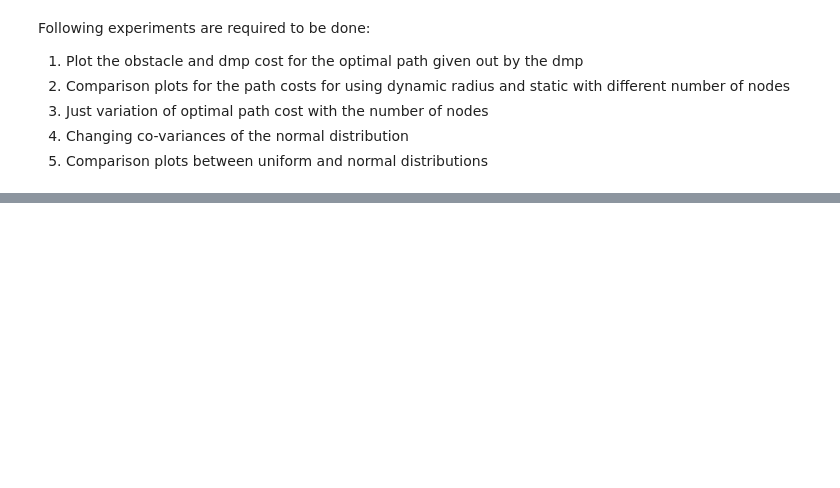
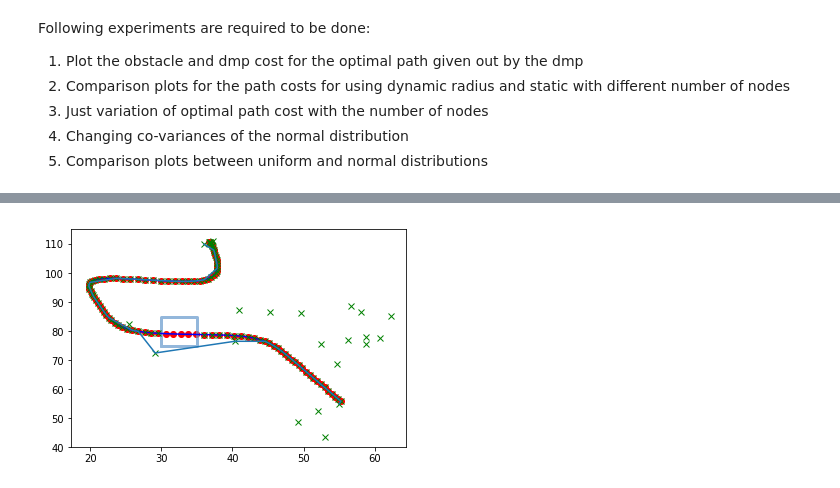
Before and after one commit to gutsy-robot/pydmps, a Jupyter notebook: pydmps/dmp_obstacle_avoidance_algo.ipynb, the cells around one changed output, grey strips where cells are left out. Saved outputs shown, nothing was run; the diff lists cells and outputs as text; code cells hidden in the pictures; blank space fills up the shorter version.

```diff
--- a/pydmps/dmp_obstacle_avoidance_algo.ipynb
+++ b/pydmps/dmp_obstacle_avoidance_algo.ipynb
@@ -1243,3 +1275,93 @@ Following experiments are required to be done:
 3. Just variation of optimal path cost with the number of nodes
 4. Changing co-variances of the normal distribution
 5. Comparison plots between uniform and normal distributions
+# %%
+# variation with number of nodes in uniform distribution in case of dynamic radius
+main_dir = "num_nodes_variation"
+
+num_nodes_array = [100, 200, 500]
+path_costs = []
+num_points = []
+for i in range(0, len(num_nodes_array)):
+    try:
+        os.mkdir(main_dir + '/' + str(i))
+    except:
+        print("directory already exists")
+    p_cost = []
+    for j in range(0, 2):
+        print("===========")
+        print("calling PRM Planning")
+        plt.figure(i + j)
+        plt.plot(ob_x, ob_y, color='#6699cc', alpha=0.7, linewidth=3, solid_capstyle='round', zorder=2)
+        start_x = floor(x[0])
+        start_y = floor(y[0])
+        goal_x = floor(x[-1])
+        goal_y = floor(y[-1])
+        dynamic_radius = False
+        num_nodes = num_nodes_array[i]
+        distribution = "uniform"
+        neighbor_search_radius = 20.0
+        normal_variance = 2.0
+
+        # expressed as number of times the average dmp distance.
+        edge_resolution = 3
+
+        use_obstacle_cost = False
+        deviation_penalty = True
+        data_path = main_dir + '/' + str(i) + '/' + str(j) + '/'
+        try:
+            os.mkdir(data_path)
+        except:
+            print("directory exists")
+
+        problem_properties = {}
+        problem_properties['total_nodes'] = num_nodes
+        problem_properties['start'] = (start_x, start_y)
+        problem_properties['goal'] = (goal_x, goal_y)
+        problem_properties['distribution'] = distribution
+        problem_properties['neighbor_radius'] = neighbor_search_radius
+        problem_properties['deviation_penalty'] = deviation_penalty
+        problem_properties['use_obstacle_cost'] = use_obstacle_cost
+        problem_properties['edge_resolution'] = edge_resolution
+        problem_properties['dynamic_radius'] = dynamic_radius
+        problem_properties['normal_variance'] = normal_variance
+
+        with open(data_path + "problem_properties.json", 'w') as fp:
+            json.dump(problem_properties, fp)
+
+        rx, ry, path_cost, inc_cost, obs_cost, scenario_time_prop = PRM_planning(floor(x[0]), floor(y[0]), floor(x[-1]),
+                                                                                floor(y[-1]), [obstacle], dmp=y_track_nc,
+                                                                                dmp_vel=dy_track_nc,
+                                                                                dynamic_radius=dynamic_radius,
+                                                                                sampling_distribution=distribution,
+                                                                                num_points=num_nodes,
+                                                                                edge_resolution_factor=edge_resolution,
+                                                                                neighbor_radius=neighbor_search_radius,
+                                                                                use_obstacle_cost=use_obstacle_cost,
+                                                                                deviation_penalty=deviation_penalty,
+                                                                                data_path=data_path, var=normal_variance)
+        with open(data_path + "time_prop.json", 'w') as fp:
+            json.dump(scenario_time_prop, fp)
+
+        with open(data_path + "costs.json", 'w') as fp:
+            json.dump({'total' : path_cost, 'incremental' : inc_cost, 'obstacle' : obs_cost}, fp)
+
+        print("planning done..")
+        rx = np.array(rx)
+        ry = np.array(ry)
+        plt.plot(rx, ry)
+        plt.savefig(data_path + "path.png")
+        plt.show()
+
+        if rx[0] == goal_x and ry[0] == goal_y:
+            p_cost.append(path_cost)
+
+    if len(p_cost) > 0:
+        path_costs.append(mean(p_cost))
+        num_points.append(num_nodes_array[i])
+
+
+
+print("path costs are: ", path_costs)
+print("num nodes correspondingly are: ", num_points)
+# %% [output]
@@ -1245,0 +1377 @@ Following experiments are required to be done:
+[figure, added]
```
Also changed, not shown: parts of 4 cells of this notebook.
